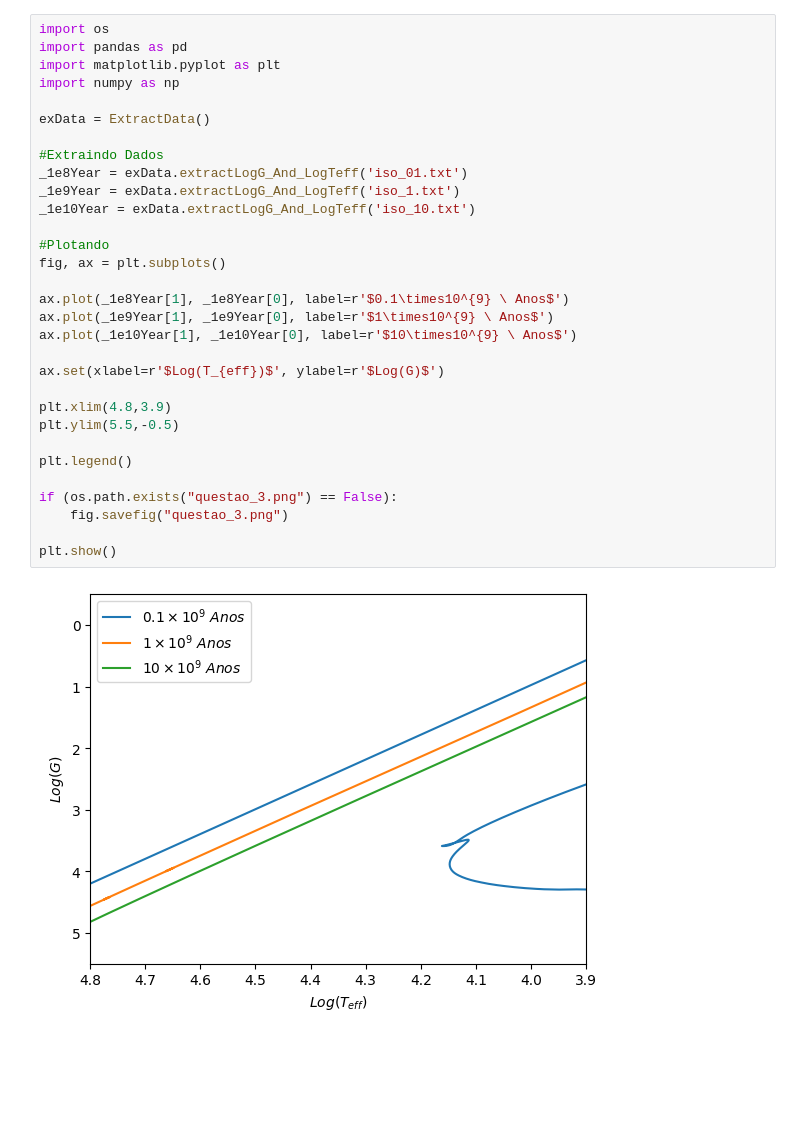
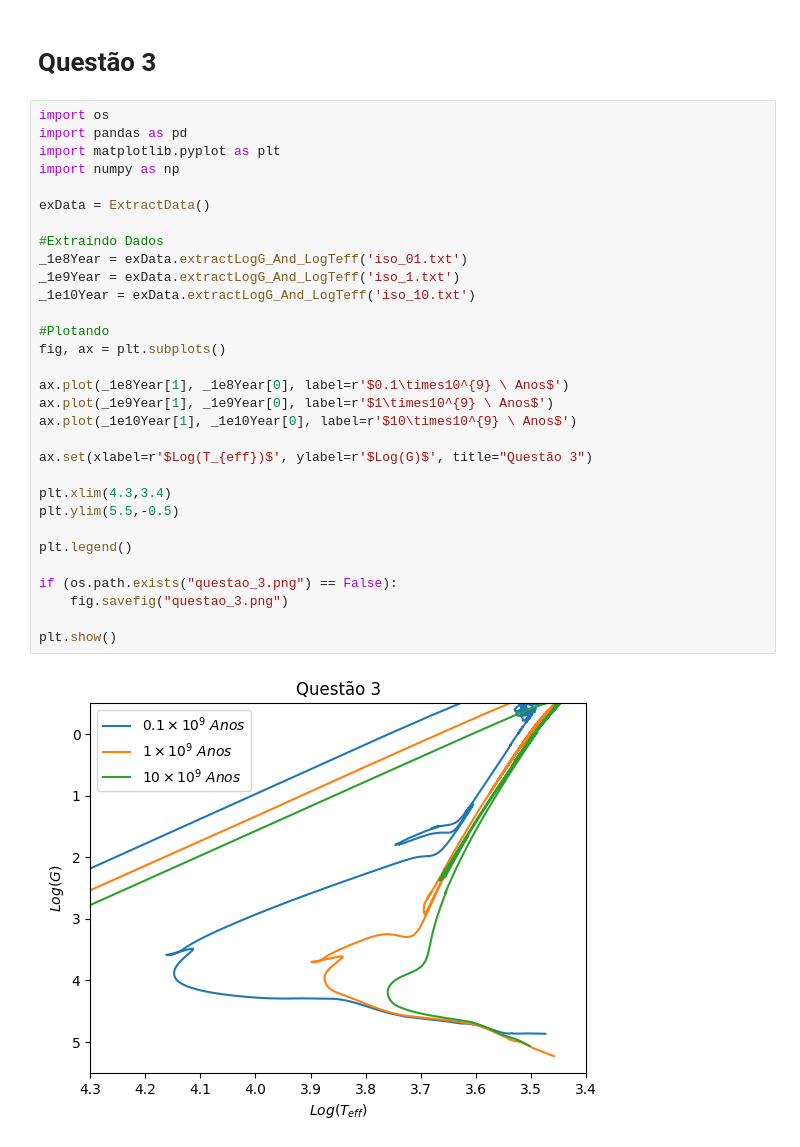
Before and after one commit to VicSanNun/CurvasEvolucaoEstelar, a Jupyter notebook: CurvasEvolucaoEstelar.ipynb, the cells around one changed output. Cells and saved outputs as stored; diff of their text form; blank space fills up the shorter version.

```diff
--- a/CurvasEvolucaoEstelar.ipynb
+++ b/CurvasEvolucaoEstelar.ipynb
@@ -94,33 +352,35 @@ plt.show()
+# %% [markdown]
+# Questão 3
 # %%
 import os
 import pandas as pd
 import matplotlib.pyplot as plt
 import numpy as np
 
 exData = ExtractData()
 
 #Extraindo Dados
 _1e8Year = exData.extractLogG_And_LogTeff('iso_01.txt')
 _1e9Year = exData.extractLogG_And_LogTeff('iso_1.txt')
 _1e10Year = exData.extractLogG_And_LogTeff('iso_10.txt')
 
 #Plotando
 fig, ax = plt.subplots()
 
 ax.plot(_1e8Year[1], _1e8Year[0], label=r'$0.1\times10^{9} \ Anos$')
 ax.plot(_1e9Year[1], _1e9Year[0], label=r'$1\times10^{9} \ Anos$')
 ax.plot(_1e10Year[1], _1e10Year[0], label=r'$10\times10^{9} \ Anos$')
 
-ax.set(xlabel=r'$Log(T_{eff})$', ylabel=r'$Log(G)$')
+ax.set(xlabel=r'$Log(T_{eff})$', ylabel=r'$Log(G)$', title="Questão 3")
 
-plt.xlim(4.8,3.9)
+plt.xlim(4.3,3.4)
 plt.ylim(5.5,-0.5)
 
 plt.legend()
 
 if (os.path.exists("questao_3.png") == False):
     fig.savefig("questao_3.png")
 
 plt.show()
 # %% [output]
-[figure, old version]
+[figure, new version]
```
Also changed, not shown: parts of 11 cells of this notebook, 8 other files.
